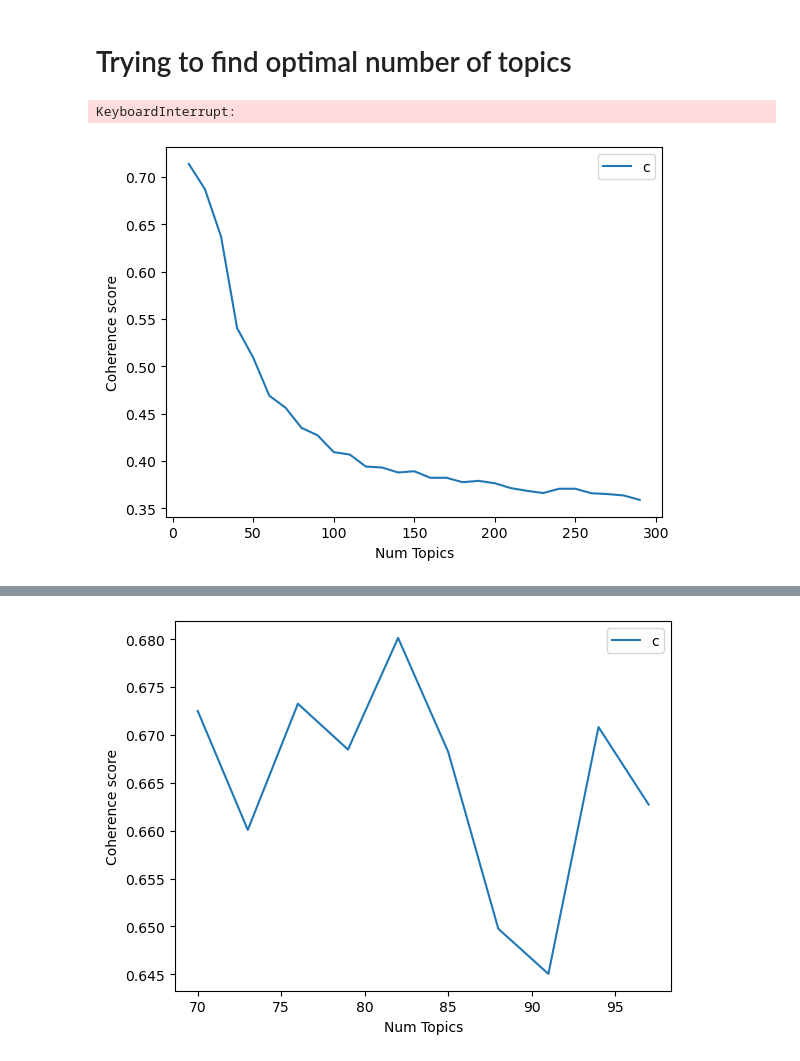
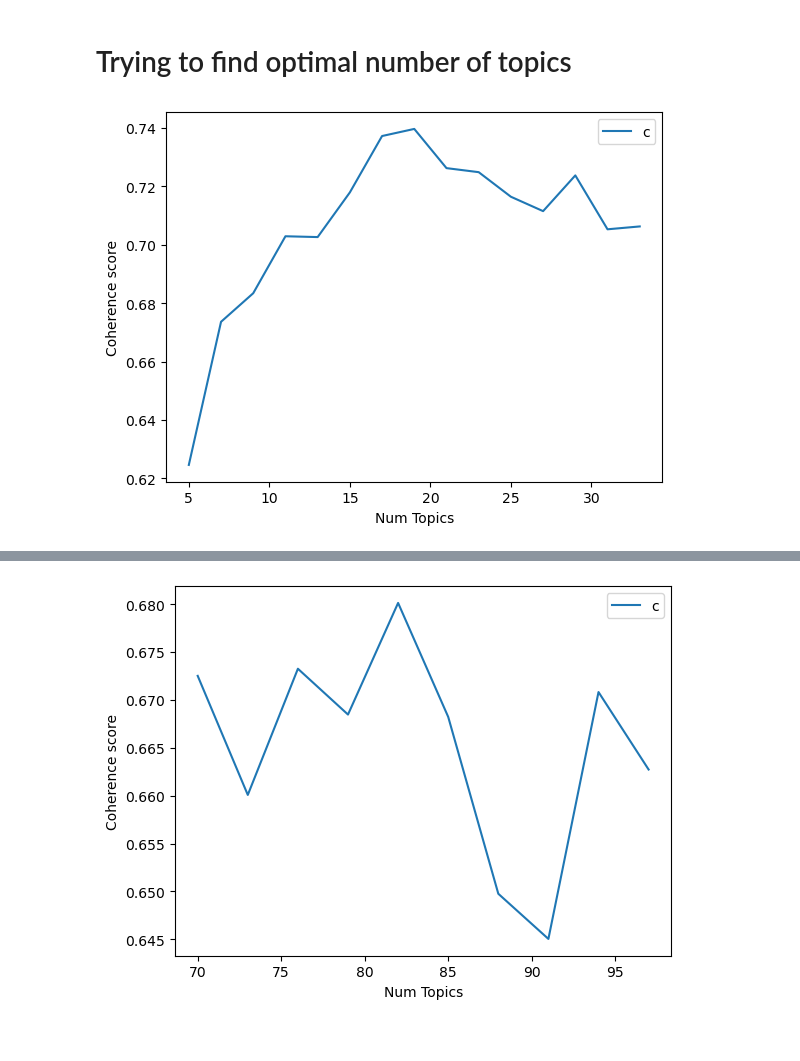
Before and after one commit to gustavn19/Fagprojekt, a Jupyter notebook: js_LDA.ipynb, the cells around one changed output, grey strips where cells are left out. Drawn from its saved outputs; the diff is of its cells as text; code cells hidden in the pictures.

```diff
--- a/js_LDA.ipynb
+++ b/js_LDA.ipynb
@@ -23,7 +23,7 @@ import time
 2. Removal of NaN values from relevant attributes
 3. Create new dataframe consisting of only keywords and country ID
 # %%
-data=pd.read_csv("FAOLEX.csv")
+data=pd.read_csv("FAOLEX_All.csv")
 # print(data.keys())
 # print(df.info())
 # print(keywords[:5])
@@ -238,16 +240,19 @@ def compute_coherence_values(dictionary, corpus, texts, limit, start=2, step=3):
     model_list : List of LDA topic models
     coherence_values : Coherence values corresponding to the LDA model with respective number of topics
     """
-    coherence_values = []
+    coherence_values_cv = []
+    coherence_values_umass = []
     model_list = []
     for topic_n in tqdm(range(start, limit, step)):
         # model = gensim.models.ldamodel.LdaModel(corpus=corpus, num_topics=topic_n, id2word=dictionary, random_state=100, passes = 5)
         model = gensim.models.ldamulticore.LdaMulticore(corpus=corpus, num_topics=topic_n, id2word=dictionary, random_state=100, passes=5)
         model_list.append(model)
         coherencemodel = gensim.models.coherencemodel.CoherenceModel(model=model, texts=texts, dictionary=dictionary, coherence='c_v')
-        coherence_values.append(coherencemodel.get_coherence())
+        coherence_values_cv.append(coherencemodel.get_coherence())
+        coherencemodel = gensim.models.coherencemodel.CoherenceModel(model=model, texts=texts, dictionary=dictionary, coherence='u_mass')
+        coherence_values_umass.append(coherencemodel.get_coherence())
 
-    return model_list, coherence_values
+    return model_list, coherence_values_cv, coherence_values_umass
 # %% [markdown]
 # Trying to find optimal number of topics
 # %%
@@ -255,20 +260,18 @@ def compute_coherence_values(dictionary, corpus, texts, limit, start=2, step=3):
 dictionary = id2word
 corpus = corpus
 texts = processed_kw_list
-limit = 300
-start = 10
-step = 10
+limit = 35
+start = 5
+step = 2
 
-model_list, coherence_values = compute_coherence_values(dictionary=id2word, corpus=corpus, texts=texts, limit=limit, start=start, step=step)
+model_list, coherence_values_cv, coherence_values_umass = compute_coherence_values(dictionary=id2word, corpus=corpus, texts=texts, limit=limit, start=start, step=step)
-# %% [output]
-KeyboardInterrupt:
 # %%
 # Show graph
 x = range(start, limit, step)
-plt.plot(x, coherence_values)
+plt.plot(x, coherence_values_cv)
 plt.xlabel("Num Topics")
 plt.ylabel("Coherence score")
 plt.legend(("coherence_values"), loc='best')
 plt.show()
 # %% [output]
-[figure, old version]
+[figure, new version]
```
Also changed, not shown: parts of 21 cells of this notebook.
